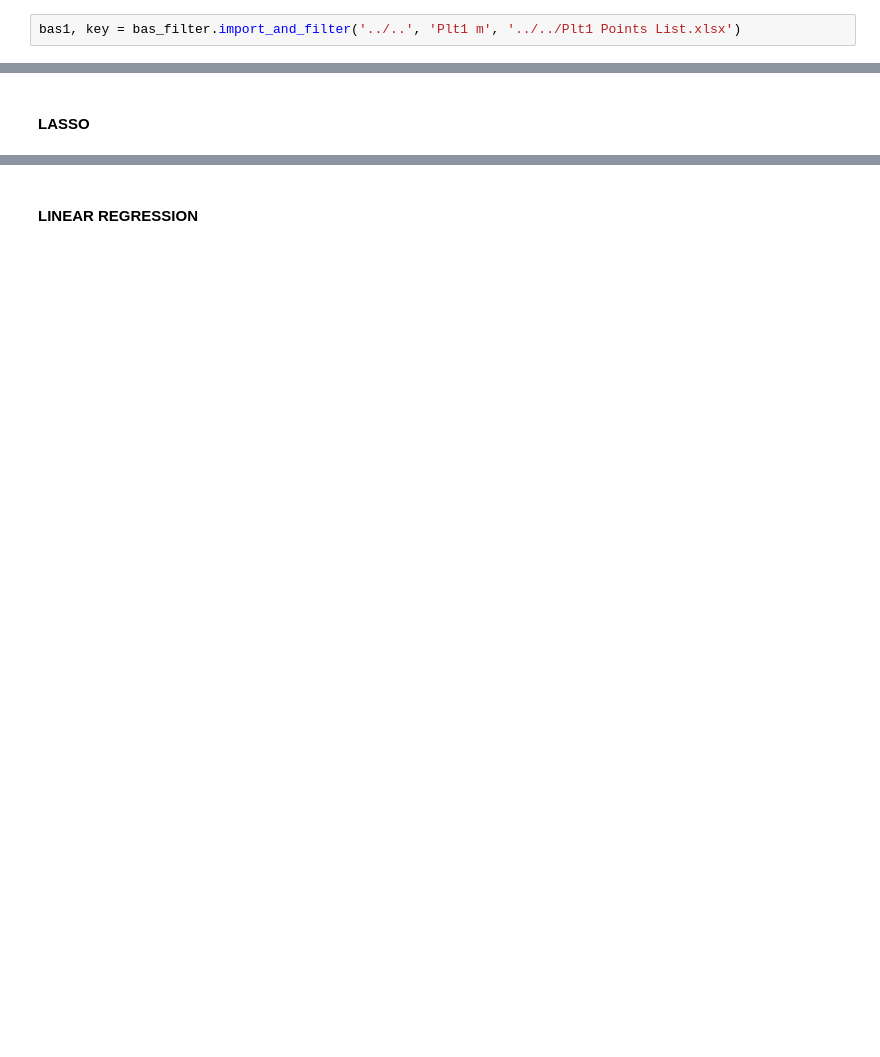
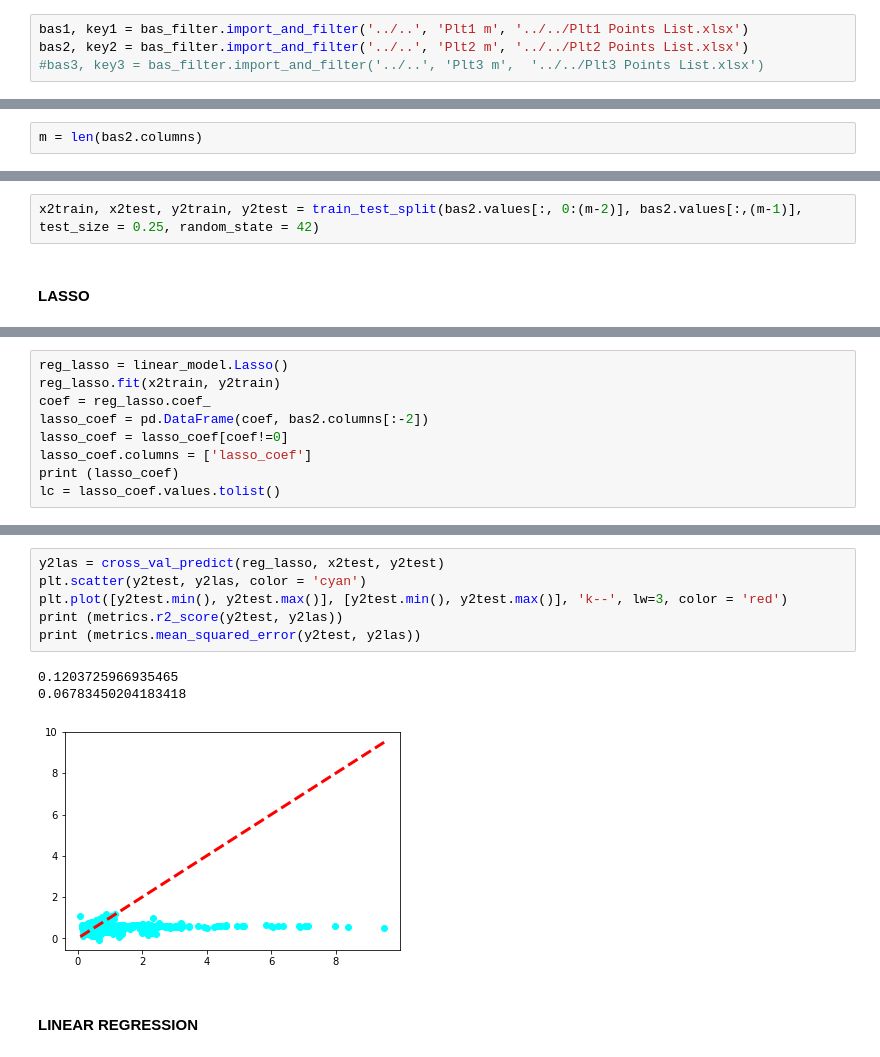
Before and after one commit to optichill/optichill, a Jupyter notebook: optichill/Linear_Regr.ipynb, the cells around one changed output, grey strips where cells are left out. Cells and saved outputs as stored; diff of their text form; blank space fills up the shorter version.

```diff
--- a/optichill/Linear_Regr.ipynb
+++ b/optichill/Linear_Regr.ipynb
@@ -11,7 +11,9 @@ import matplotlib.pyplot as plt
 from dataCleaning import bas_filter
 %matplotlib inline
 # %%
-bas1, key = bas_filter.import_and_filter('../..', 'Plt1 m', '../../Plt1 Points List.xlsx')
+bas1, key1 = bas_filter.import_and_filter('../..', 'Plt1 m', '../../Plt1 Points List.xlsx')
+bas2, key2 = bas_filter.import_and_filter('../..', 'Plt2 m', '../../Plt2 Points List.xlsx')
+#bas3, key3 = bas_filter.import_and_filter('../..', 'Plt3 m',  '../../Plt3 Points List.xlsx')
 # %% [output]
 ['../..\\Plt1 m 2016-11.csv', '../..\\Plt1 m 2016-12.csv', '../..\\Plt1 m 2017-01.csv', '../..\\Plt1 m 2017-02.csv', '../..\\Plt1 m 2017-03.csv', '../..\\Plt1 m 2017-04.csv', '../..\\Plt1 m 2017-05.cs ...
 CommunicationFailure_COV
@@ -37 +56,3 @@ Index(['CDWVLV', 'CDWVLV2', 'CHkW', 'CHWDP2', 'CHWFLO', 'CHWRT', 'CHWRT2',
+# %%
+m = len(bas2.columns)
 # %%
@@ -39,3 +60,5 @@ xtrain, xtest, ytrain, ytest = train_test_split(bas1.values[:, 0:(n-1)], bas1.va
+# %%
+x2train, x2test, y2train, y2test = train_test_split(bas2.values[:, 0:(m-2)], bas2.values[:,(m-1)], test_size = 0.25, random_state = 42)
 # %% [markdown]
 #### LASSO
 # %%
@@ -50,3 +73,12 @@ lc = lasso_coef.values.tolist()
 # %% [output]
       lasso_coef
 CHkW    0.002053
+# %%
+reg_lasso = linear_model.Lasso()
+reg_lasso.fit(x2train, y2train)
+coef = reg_lasso.coef_
+lasso_coef = pd.DataFrame(coef, bas2.columns[:-2])
+lasso_coef = lasso_coef[coef!=0]
+lasso_coef.columns = ['lasso_coef']
+print (lasso_coef)
+lc = lasso_coef.values.tolist()
@@ -60,6 +98,16 @@ print (metrics.mean_squared_error(ytest, ylas))
 0.8516390088699353
 0.0025371429969497377
 [figure]
+# %%
+y2las = cross_val_predict(reg_lasso, x2test, y2test)
+plt.scatter(y2test, y2las, color = 'cyan')
+plt.plot([y2test.min(), y2test.max()], [y2test.min(), y2test.max()], 'k--', lw=3, color = 'red')
+print (metrics.r2_score(y2test, y2las))
+print (metrics.mean_squared_error(y2test, y2las))
+# %% [output]
+0.1203725966935465
+0.06783450204183418
+[figure, added]
 # %% [markdown]
 #### LINEAR REGRESSION
 # %%
```
Also changed, not shown: parts of 13 cells of this notebook.
